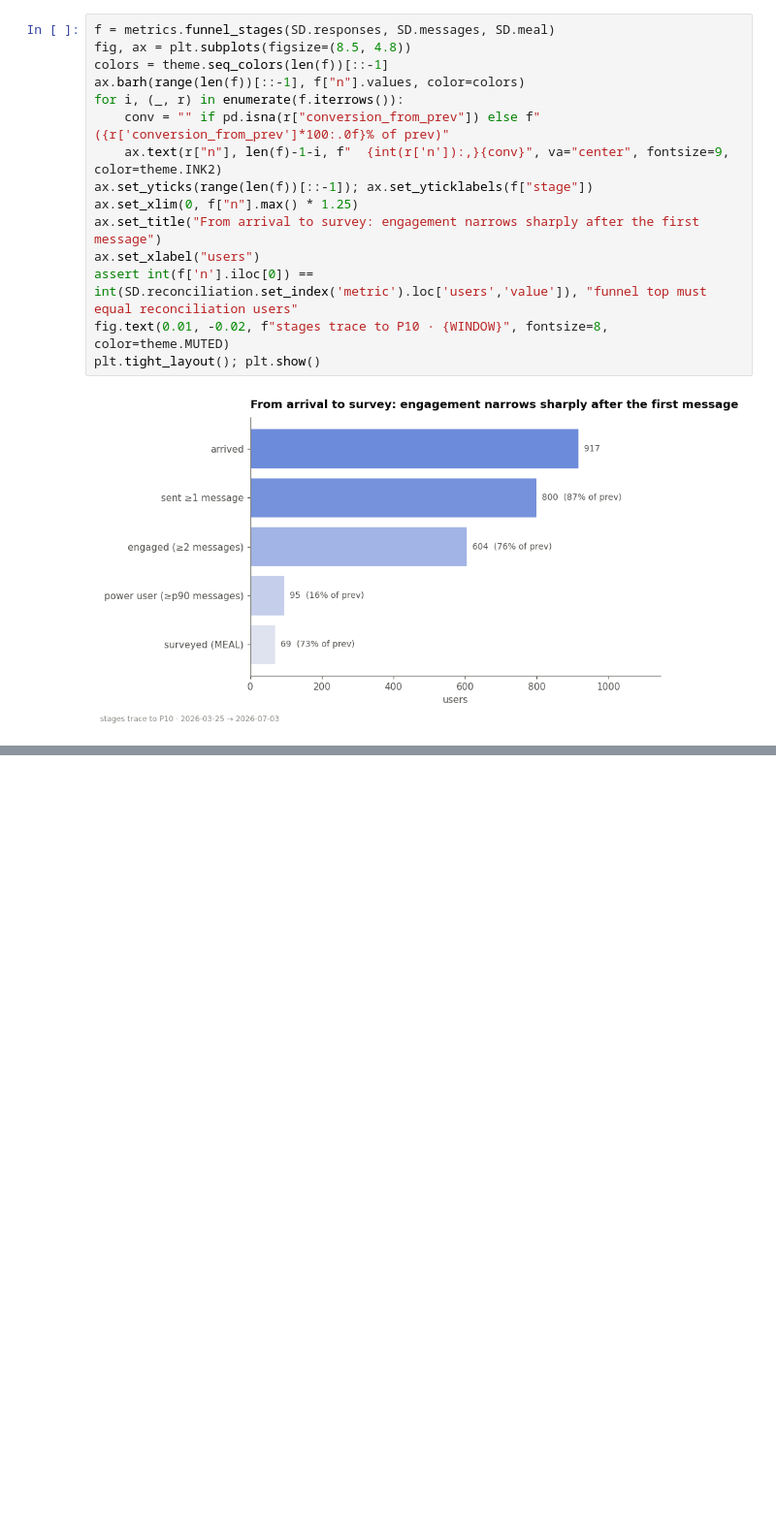
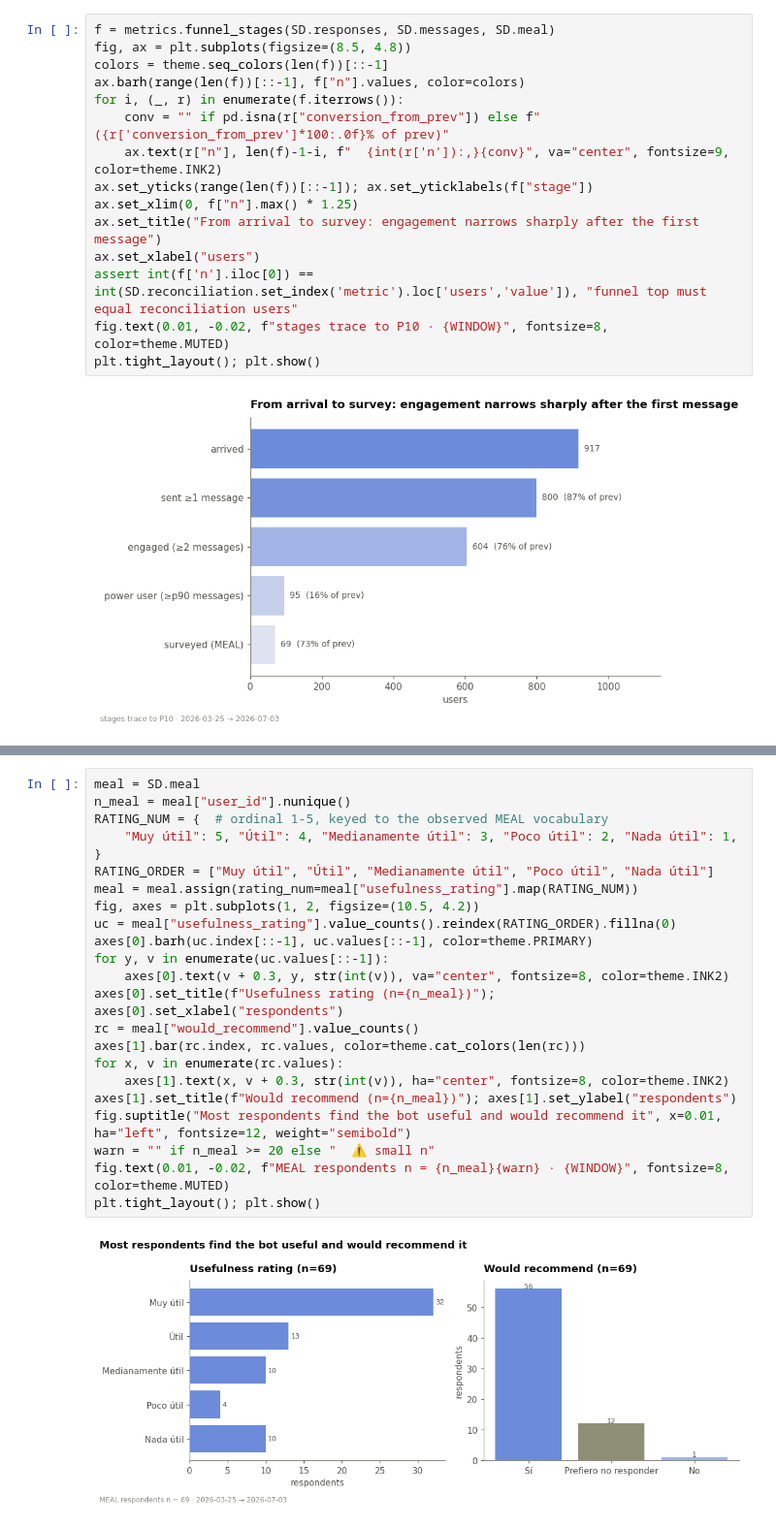
Before and after one commit to DiversaStudio/chatbot_methodology_mmc, a Jupyter notebook: notebooks/02_demand_behaviour_experience.ipynb, the cells around one changed output, grey strips where cells are left out. Shown at 97% size. Saved outputs shown, nothing was run; the diff lists cells and outputs as text; blank space fills up the shorter version.

```diff
--- a/notebooks/02_demand_behaviour_experience.ipynb
+++ b/notebooks/02_demand_behaviour_experience.ipynb
@@ -222,0 +227,25 @@ plt.tight_layout(); plt.show()
+# %%
+meal = SD.meal
+n_meal = meal["user_id"].nunique()
+RATING_NUM = {  # ordinal 1-5, keyed to the observed MEAL vocabulary
+    "Muy útil": 5, "Útil": 4, "Medianamente útil": 3, "Poco útil": 2, "Nada útil": 1,
+}
+RATING_ORDER = ["Muy útil", "Útil", "Medianamente útil", "Poco útil", "Nada útil"]
+meal = meal.assign(rating_num=meal["usefulness_rating"].map(RATING_NUM))
+fig, axes = plt.subplots(1, 2, figsize=(10.5, 4.2))
+uc = meal["usefulness_rating"].value_counts().reindex(RATING_ORDER).fillna(0)
+axes[0].barh(uc.index[::-1], uc.values[::-1], color=theme.PRIMARY)
+for y, v in enumerate(uc.values[::-1]):
+    axes[0].text(v + 0.3, y, str(int(v)), va="center", fontsize=8, color=theme.INK2)
+axes[0].set_title(f"Usefulness rating (n={n_meal})"); axes[0].set_xlabel("respondents")
+rc = meal["would_recommend"].value_counts()
+axes[1].bar(rc.index, rc.values, color=theme.cat_colors(len(rc)))
+for x, v in enumerate(rc.values):
+    axes[1].text(x, v + 0.3, str(int(v)), ha="center", fontsize=8, color=theme.INK2)
+axes[1].set_title(f"Would recommend (n={n_meal})"); axes[1].set_ylabel("respondents")
+fig.suptitle("Most respondents find the bot useful and would recommend it", x=0.01, ha="left", fontsize=12, weight="semibold")
+warn = "" if n_meal >= 20 else "  ⚠ small n"
+fig.text(0.01, -0.02, f"MEAL respondents n = {n_meal}{warn} · {WINDOW}", fontsize=8, color=theme.MUTED)
+plt.tight_layout(); plt.show()
+# %% [output]
+[figure, added]
```
Also changed, not shown: parts of 3 cells of this notebook.
